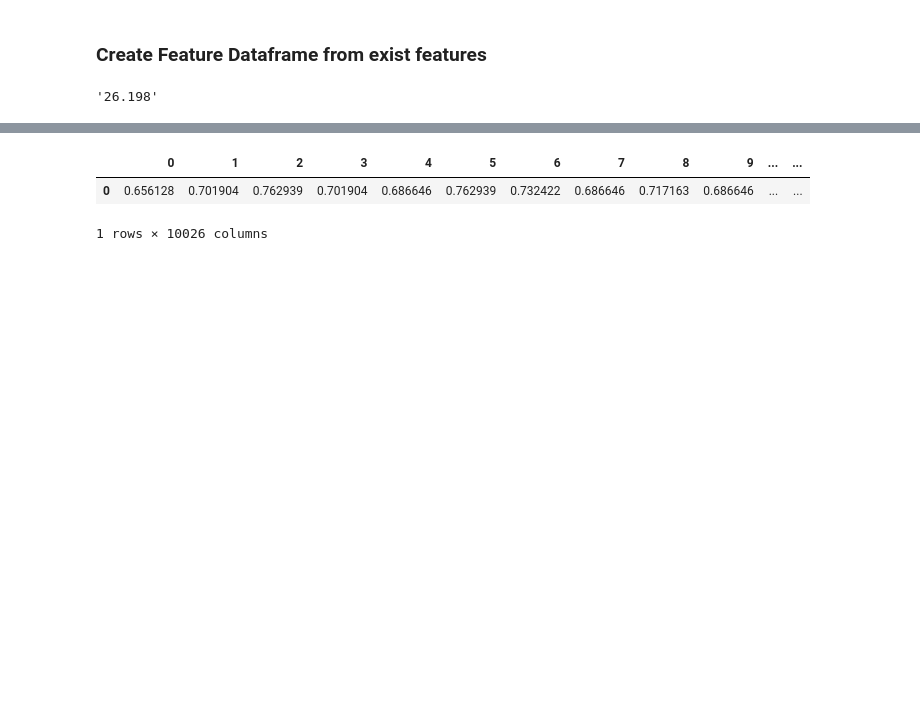
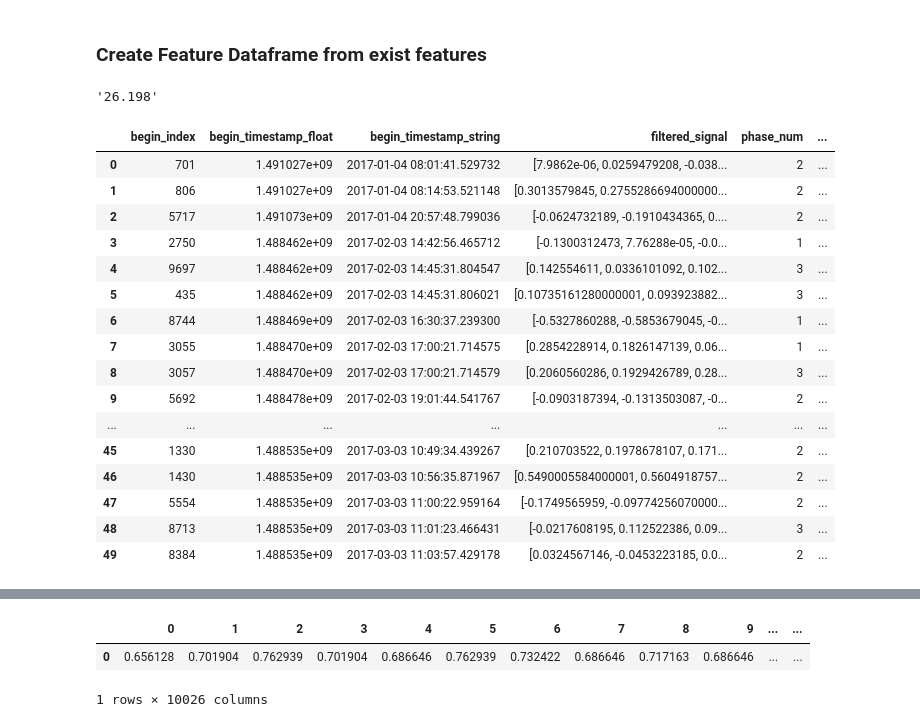
Before and after one commit to Snorrevombau/Transients_Classifier, a Jupyter notebook: data_exploration_new.ipynb, the cells around one changed output, grey strips where cells are left out. Cells and saved outputs as stored; diff of their text form; code cells hidden in the pictures; blank space fills up the shorter version.

```diff
--- a/data_exploration_new.ipynb
+++ b/data_exploration_new.ipynb
@@ -143,3 +154,23 @@ The Problem with time series is, that they are high dimensional. Therefore it's
 data.three_first_peaks[0][0]
 # %% [output]
 '26.198'
+# %%
+data.head(50)
+# %% [output]
+|  | begin_index | begin_timestamp_float | begin_timestamp_string | filtered_signal | phase_num | ... |
+| 0 | 701 | 1.491027e+09 | 2017-01-04 08:01:41.529732 | [7.9862e-06, 0.0259479208, -0.038... | 2 | ... |
+| 1 | 806 | 1.491027e+09 | 2017-01-04 08:14:53.521148 | [0.3013579845, 0.2755286694000000... | 2 | ... |
+| 2 | 5717 | 1.491073e+09 | 2017-01-04 20:57:48.799036 | [-0.0624732189, -0.1910434365, 0.... | 2 | ... |
+| 3 | 2750 | 1.488462e+09 | 2017-02-03 14:42:56.465712 | [-0.1300312473, 7.76288e-05, -0.0... | 1 | ... |
+| 4 | 9697 | 1.488462e+09 | 2017-02-03 14:45:31.804547 | [0.142554611, 0.0336101092, 0.102... | 3 | ... |
+| 5 | 435 | 1.488462e+09 | 2017-02-03 14:45:31.806021 | [0.10735161280000001, 0.093923882... | 3 | ... |
+| 6 | 8744 | 1.488469e+09 | 2017-02-03 16:30:37.239300 | [-0.5327860288, -0.5853679045, -0... | 1 | ... |
+| 7 | 3055 | 1.488470e+09 | 2017-02-03 17:00:21.714575 | [0.2854228914, 0.1826147139, 0.06... | 1 | ... |
+| 8 | 3057 | 1.488470e+09 | 2017-02-03 17:00:21.714579 | [0.2060560286, 0.1929426789, 0.28... | 3 | ... |
+| 9 | 5692 | 1.488478e+09 | 2017-02-03 19:01:44.541767 | [-0.0903187394, -0.1313503087, -0... | 2 | ... |
+| ... | ... | ... | ... | ... | ... | ... |
+| 45 | 1330 | 1.488535e+09 | 2017-03-03 10:49:34.439267 | [0.210703522, 0.1978678107, 0.171... | 2 | ... |
+| 46 | 1430 | 1.488535e+09 | 2017-03-03 10:56:35.871967 | [0.5490005584000001, 0.5604918757... | 2 | ... |
+| 47 | 5554 | 1.488535e+09 | 2017-03-03 11:00:22.959164 | [-0.1749565959, -0.09774256070000... | 2 | ... |
+| 48 | 8713 | 1.488535e+09 | 2017-03-03 11:01:23.466431 | [-0.0217608195, 0.112522386, 0.09... | 3 | ... |
+| 49 | 8384 | 1.488535e+09 | 2017-03-03 11:03:57.429178 | [0.0324567146, -0.0453223185, 0.0... | 2 | ... |
```
Also changed, not shown: parts of 17 cells of this notebook.
